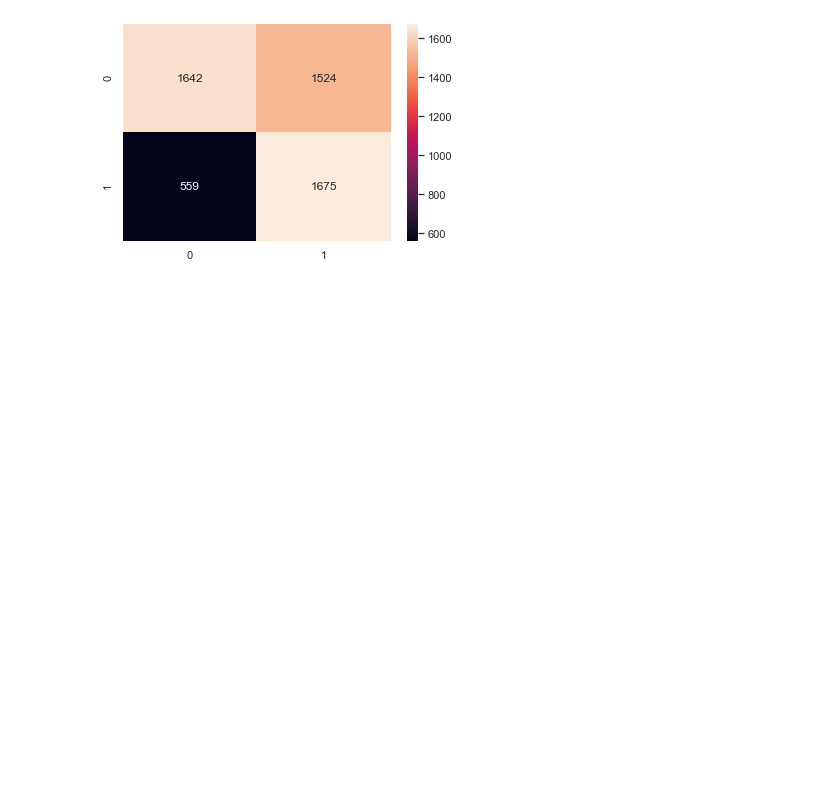
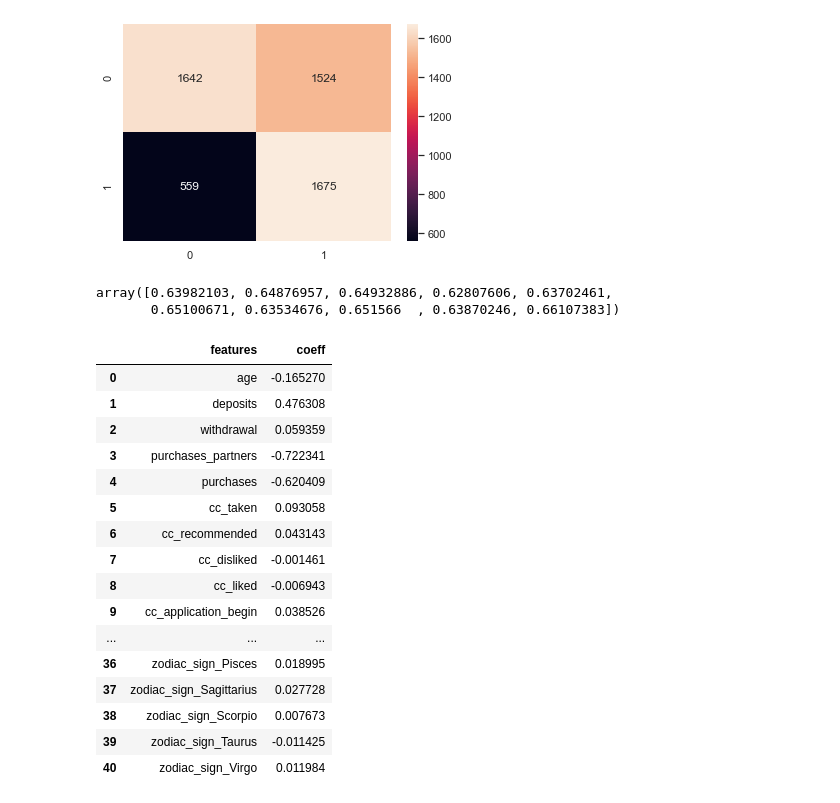
Before and after one commit to allenvarughese22/Machine-Learning-Projects---Learning, a Jupyter notebook: Churn Prediction/Churn_Prediction.ipynb, the cells around one changed output. Saved outputs shown, nothing was run; the diff lists cells and outputs as text; code cells hidden in the pictures; blank space fills up the shorter version.

```diff
--- a/Churn Prediction/Churn_Prediction.ipynb
+++ b/Churn Prediction/Churn_Prediction.ipynb
@@ -639,0 +647,26 @@ sns.heatmap(cm, annot = True,fmt='.5g')
+# %%
+accuracies
+# %% [output]
+array([0.63982103, 0.64876957, 0.64932886, 0.62807606, 0.63702461,
+       0.65100671, 0.63534676, 0.651566  , 0.63870246, 0.66107383])
+# %%
+pd.concat([pd.DataFrame(X_train.columns,columns = ['features']),
+          pd.DataFrame(np.transpose(classifier.coef_), columns = ['coeff'])],axis =1)
+# %% [output]
+|  | features | coeff |
+| 0 | age | -0.165270 |
+| 1 | deposits | 0.476308 |
+| 2 | withdrawal | 0.059359 |
+| 3 | purchases_partners | -0.722341 |
+| 4 | purchases | -0.620409 |
+| 5 | cc_taken | 0.093058 |
+| 6 | cc_recommended | 0.043143 |
+| 7 | cc_disliked | -0.001461 |
+| 8 | cc_liked | -0.006943 |
+| 9 | cc_application_begin | 0.038526 |
+| ... | ... | ... |
+| 36 | zodiac_sign_Pisces | 0.018995 |
+| 37 | zodiac_sign_Sagittarius | 0.027728 |
+| 38 | zodiac_sign_Scorpio | 0.007673 |
+| 39 | zodiac_sign_Taurus | -0.011425 |
+| 40 | zodiac_sign_Virgo | 0.011984 |
```
Also changed, not shown: parts of 9 cells of this notebook, 8 other files.
